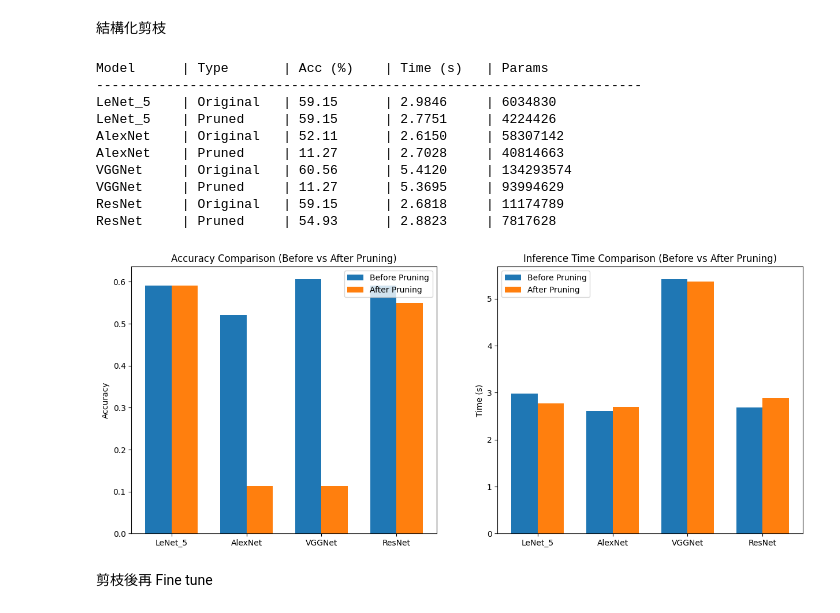
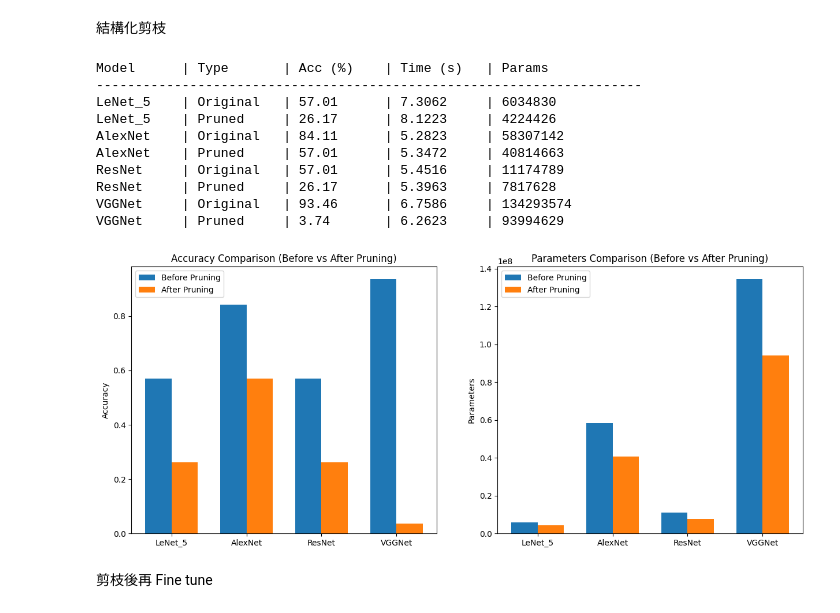
Before and after one commit to ImMasterSam/NSYSU_ComputerVision, a Jupyter notebook: blood_cell.ipynb, the cells around one changed output. Saved outputs shown, nothing was run; the diff lists cells and outputs as text; code cells hidden in the pictures.

Commit message:
Fix WBC dataset & Rerun transfer

```diff
--- a/blood_cell.ipynb
+++ b/blood_cell.ipynb
@@ -591,10 +591,11 @@ plt.show()
 # 讀取標籤
 labels_df = pd.read_csv('./blood-cells/dataset-master/dataset-master/labels.csv')
 
-# 處理標籤：取第一個類別，若無則設為 Unknown
+# 移除沒有標籤的資料
+labels_df = labels_df.dropna(subset=['Category'])
+
+# 處理標籤：取第一個類別
 def process_category(cat):
-    if pd.isna(cat):
-        return "Unknown"
     # 分割並取第一個
     first_cat = str(cat).split(',')[0].strip()
     return first_cat
@@ -751,7 +816,7 @@ print(f"New dataset classes: {wbc_train_dataset.class_to_idx}")
 # 2. 定義 Transfer Learning 輔助函式
 
 # 3. 執行多模型 Transfer Learning
-transfer_models = ["ResNet"]
+transfer_models = ["LeNet_5", "AlexNet", "ResNet", "VGGNet"]
 old_num_classes = 4
 new_num_classes = len(wbc_train_dataset.class_to_idx)
 fine_tune_output = './fine-tune model'
@@ -910,7 +990,7 @@ results = {
 print(f"{'Model':<10} | {'Type':<10} | {'Acc (%)':<10} | {'Time (s)':<10} | {'Params':<15}")
 print("-" * 70)
 
-transfer_models = ["LeNet_5", "AlexNet", "VGGNet", "ResNet"]
+transfer_models = ["LeNet_5", "AlexNet", "ResNet", "VGGNet"]
 old_num_classes = 4
 new_num_classes = len(wbc_train_dataset.class_to_idx)
 for model_name in transfer_models:
@@ -950,47 +1030,47 @@ for model_name in transfer_models:
     results["Accuracy Before"].append(acc_before)
     results["Accuracy After"].append(acc_after)
     results["Inference Time Before"].append(time_before)
     results["Inference Time After"].append(time_after)
     results["Params Before"].append(nz_before)
     results["Params After"].append(nz_after)
 
 # 3. 繪圖比較
 x = np.arange(len(results["Model"]))
 width = 0.35
 
 fig, ax = plt.subplots(1, 2, figsize=(15, 6))
 
 # Accuracy Comparison
 rects1 = ax[0].bar(x - width/2, results["Accuracy Before"], width, label='Before Pruning')
 rects2 = ax[0].bar(x + width/2, results["Accuracy After"], width, label='After Pruning')
 ax[0].set_ylabel('Accuracy')
 ax[0].set_title('Accuracy Comparison (Before vs After Pruning)')
 ax[0].set_xticks(x)
 ax[0].set_xticklabels(results["Model"])
 ax[0].legend()
 
-# Inference Time Comparison
-rects3 = ax[1].bar(x - width/2, results["Inference Time Before"], width, label='Before Pruning')
-rects4 = ax[1].bar(x + width/2, results["Inference Time After"], width, label='After Pruning')
-ax[1].set_ylabel('Time (s)')
-ax[1].set_title('Inference Time Comparison (Before vs After Pruning)')
+# Params Comparison
+rects3 = ax[1].bar(x - width/2, results["Params Before"], width, label='Before Pruning')
+rects4 = ax[1].bar(x + width/2, results["Params After"], width, label='After Pruning')
+ax[1].set_ylabel('Parameters')
+ax[1].set_title('Parameters Comparison (Before vs After Pruning)')
 ax[1].set_xticks(x)
 ax[1].set_xticklabels(results["Model"])
 ax[1].legend()
 
 plt.show()
 # %% [output]
 Model      | Type       | Acc (%)    | Time (s)   | Params
 ----------------------------------------------------------------------
-LeNet_5    | Original   | 59.15      | 2.9846     | 6034830
-LeNet_5    | Pruned     | 59.15      | 2.7751     | 4224426
-AlexNet    | Original   | 52.11      | 2.6150     | 58307142
-AlexNet    | Pruned     | 11.27      | 2.7028     | 40814663
-VGGNet     | Original   | 60.56      | 5.4120     | 134293574
-VGGNet     | Pruned     | 11.27      | 5.3695     | 93994629
-ResNet     | Original   | 59.15      | 2.6818     | 11174789
-ResNet     | Pruned     | 54.93      | 2.8823     | 7817628
+LeNet_5    | Original   | 57.01      | 7.3062     | 6034830
+LeNet_5    | Pruned     | 26.17      | 8.1223     | 4224426
+AlexNet    | Original   | 84.11      | 5.2823     | 58307142
+AlexNet    | Pruned     | 57.01      | 5.3472     | 40814663
+ResNet     | Original   | 57.01      | 5.4516     | 11174789
+ResNet     | Pruned     | 26.17      | 5.3963     | 7817628
+VGGNet     | Original   | 93.46      | 6.7586     | 134293574
+VGGNet     | Pruned     | 3.74       | 6.2623     | 93994629
-[figure, old version]
+[figure, new version]
 # %% [markdown]
 剪枝後再 Fine tune
 # %%
```
Also changed, not shown: parts of 5 cells of this notebook, 7 other files.
